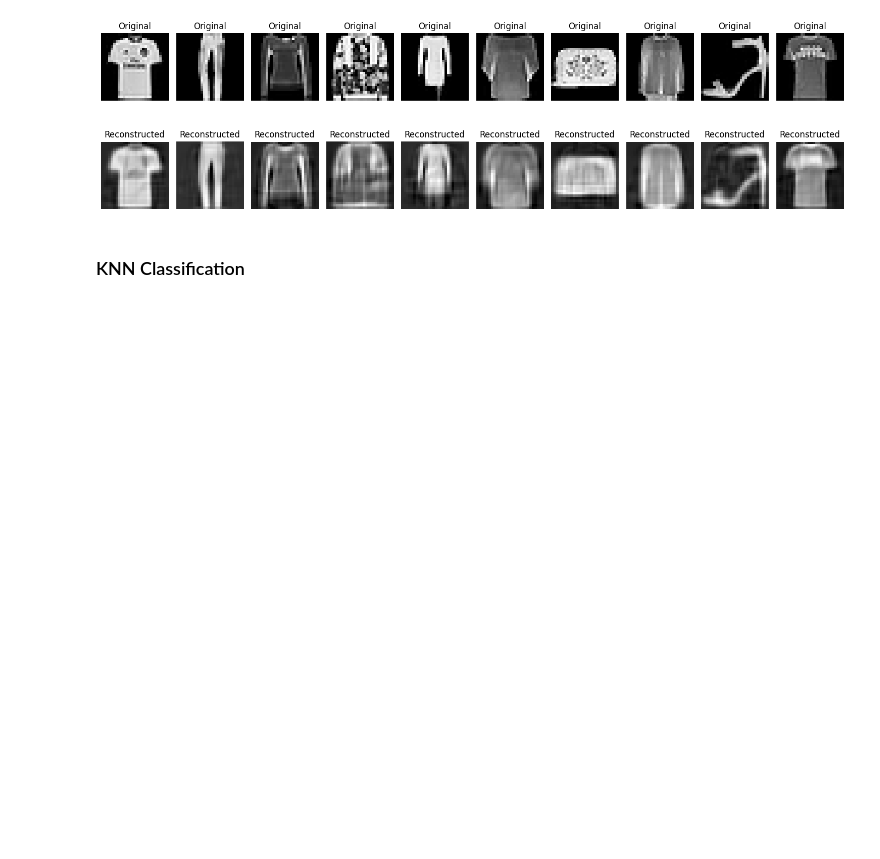
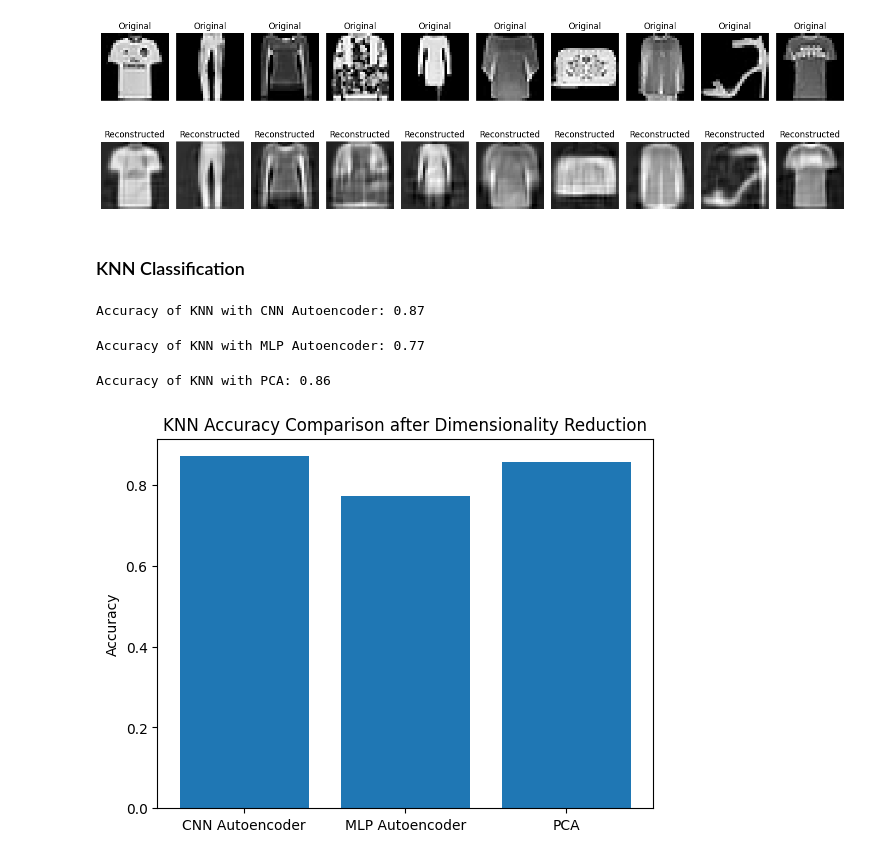
Before and after one commit to himanshuyv/SMAI, a Jupyter notebook: assignments/4/CNN.ipynb, the cells around one changed output. Cells and saved outputs as stored; diff of their text form; code cells hidden in the pictures; blank space fills up the shorter version.

```diff
--- a/assignments/4/CNN.ipynb
+++ b/assignments/4/CNN.ipynb
@@ -717,0 +747,3 @@ visualize_reconstructions(pca_autoencoder, ae_test_x[:10])
+# %%
+ae_train_x_encoded_pca = pca_autoencoder_knn.encode(ae_train_x)
+ae_test_x_encoded_pca = pca_autoencoder_knn.encode(ae_test_x)
@@ -717,0 +753,37 @@ visualize_reconstructions(pca_autoencoder, ae_test_x[:10])
+# %%
+knn_cnn = KNN(k=20)
+knn_cnn.fit(ae_train_x_encoded_cnn, ae_train_y)
+ae_pred_cnn = knn_cnn.predict(ae_test_x_encoded_cnn, distance_metric='cosine')
+scores_cnn = Scores(ae_test_y, ae_pred_cnn)
+accuracy_cnn = scores_cnn.accuracy
+print(f"Accuracy of KNN with CNN Autoencoder: {accuracy_cnn:.2f}")
+# %% [output]
+Accuracy of KNN with CNN Autoencoder: 0.87
+# %%
+knn_mlp = KNN(k=20)
+knn_mlp.fit(ae_train_x_encoded_mlp, ae_train_y)
+ae_pred_mlp = knn_mlp.predict(ae_test_x_encoded_mlp, distance_metric='cosine')
+scores_mlp = Scores(ae_test_y, ae_pred_mlp)
+accuracy_mlp = scores_mlp.accuracy
+print(f"Accuracy of KNN with MLP Autoencoder: {accuracy_mlp:.2f}")
+# %% [output]
+Accuracy of KNN with MLP Autoencoder: 0.77
+# %%
+knn_pca = KNN(k=20)
+knn_pca.fit(ae_train_x_encoded_pca, ae_train_y)
+ae_pred_pca = knn_pca.predict(ae_test_x_encoded_pca, distance_metric='cosine')
+scores_pca = Scores(ae_test_y, ae_pred_pca)
+accuracy_pca = scores_pca.accuracy
+print(f"Accuracy of KNN with PCA: {accuracy_pca:.2f}")
+# %% [output]
+Accuracy of KNN with PCA: 0.86
+# %%
+accuracies = [accuracy_cnn, accuracy_mlp, accuracy_pca]
+labels = ['CNN Autoencoder', 'MLP Autoencoder', 'PCA']
+
+plt.bar(labels, accuracies)
+plt.ylabel('Accuracy')
+plt.title('KNN Accuracy Comparison after Dimensionality Reduction')
+plt.show()
+# %% [output]
+[figure, added]
```
Also changed, not shown: parts of 20 cells of this notebook, 1 other file.
